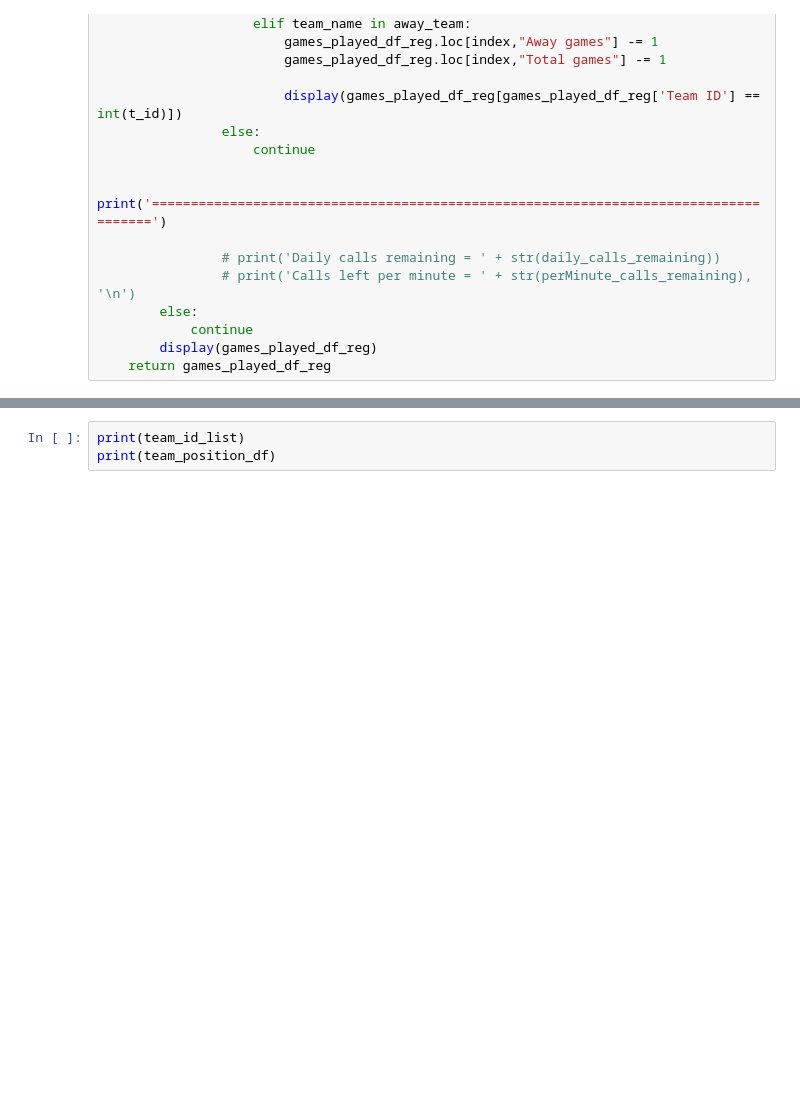
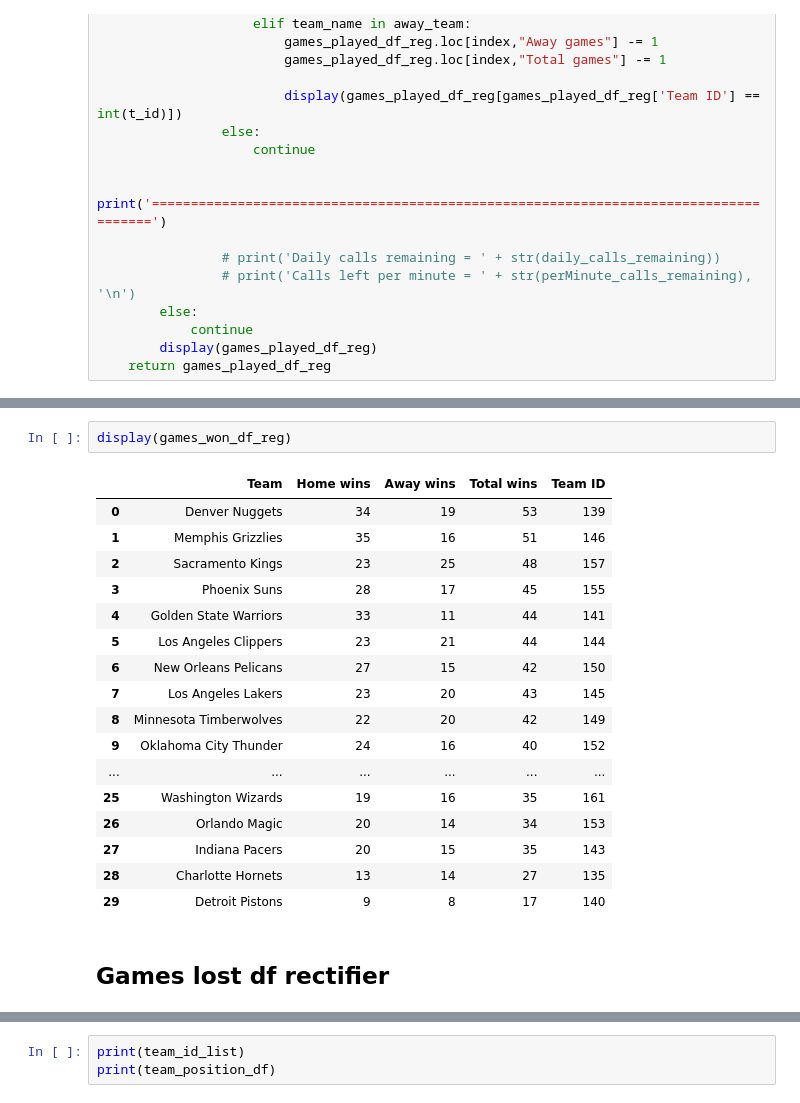
Before and after one commit to adeoyethomas/NBA_2022-2023, a Jupyter notebook: NBA_data.ipynb, the cells around one changed output, grey strips where cells are left out. Saved outputs shown, nothing was run; the diff lists cells and outputs as text; blank space fills up the shorter version.

```diff
--- a/NBA_data.ipynb
+++ b/NBA_data.ipynb
@@ -456,0 +555,22 @@ def games_won_rectifier(games_won_df):
+# %%
+display(games_won_df_reg)
+# %% [output]
+|  | Team | Home wins | Away wins | Total wins | Team ID |
+| 0 | Denver Nuggets | 34 | 19 | 53 | 139 |
+| 1 | Memphis Grizzlies | 35 | 16 | 51 | 146 |
+| 2 | Sacramento Kings | 23 | 25 | 48 | 157 |
+| 3 | Phoenix Suns | 28 | 17 | 45 | 155 |
+| 4 | Golden State Warriors | 33 | 11 | 44 | 141 |
+| 5 | Los Angeles Clippers | 23 | 21 | 44 | 144 |
+| 6 | New Orleans Pelicans | 27 | 15 | 42 | 150 |
+| 7 | Los Angeles Lakers | 23 | 20 | 43 | 145 |
+| 8 | Minnesota Timberwolves | 22 | 20 | 42 | 149 |
+| 9 | Oklahoma City Thunder | 24 | 16 | 40 | 152 |
+| ... | ... | ... | ... | ... | ... |
+| 25 | Washington Wizards | 19 | 16 | 35 | 161 |
+| 26 | Orlando Magic | 20 | 14 | 34 | 153 |
+| 27 | Indiana Pacers | 20 | 15 | 35 | 143 |
+| 28 | Charlotte Hornets | 13 | 14 | 27 | 135 |
+| 29 | Detroit Pistons | 9 | 8 | 17 | 140 |
+# %% [markdown]
+## Games lost df rectifier
```
Also changed, not shown: parts of 17 cells of this notebook.
